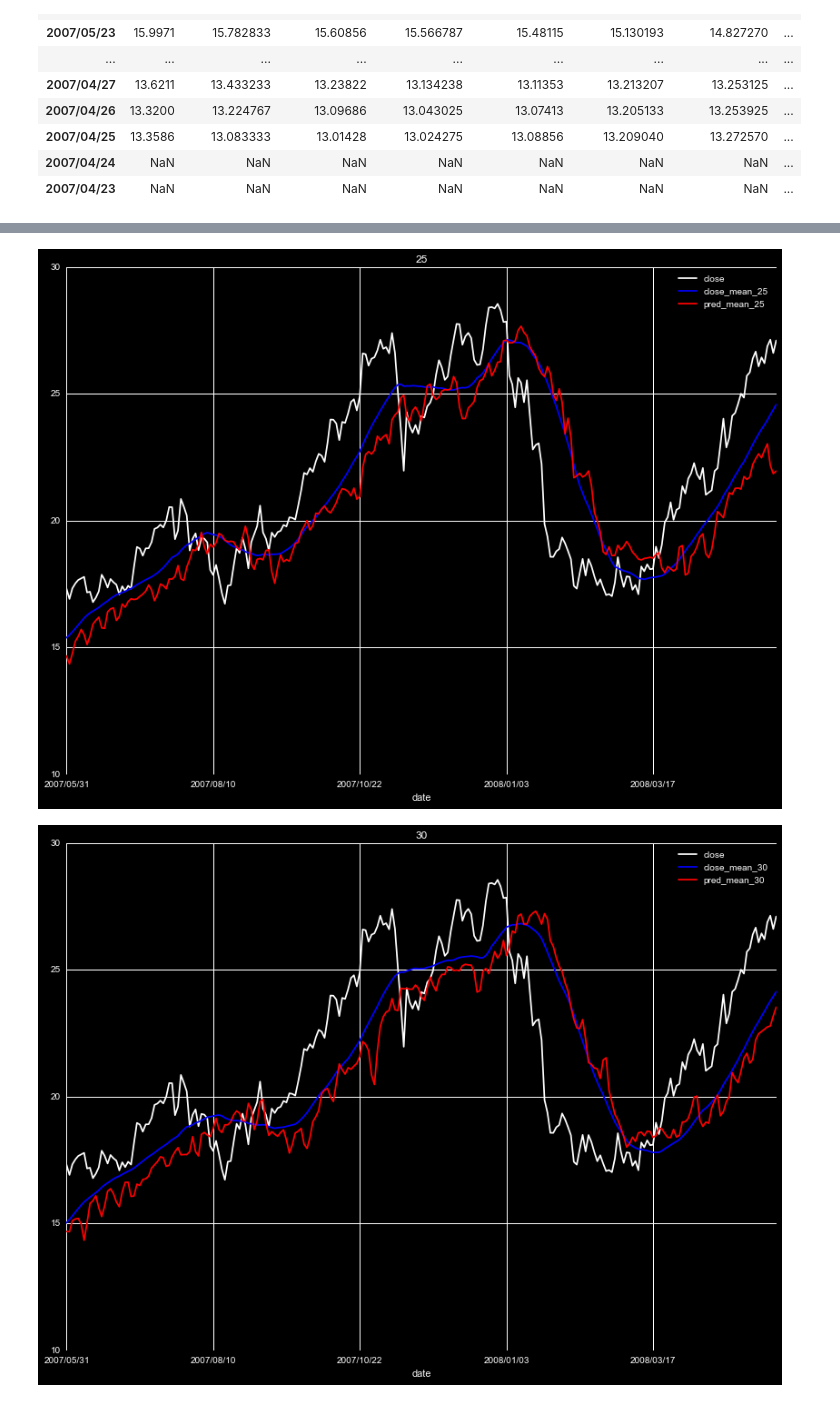
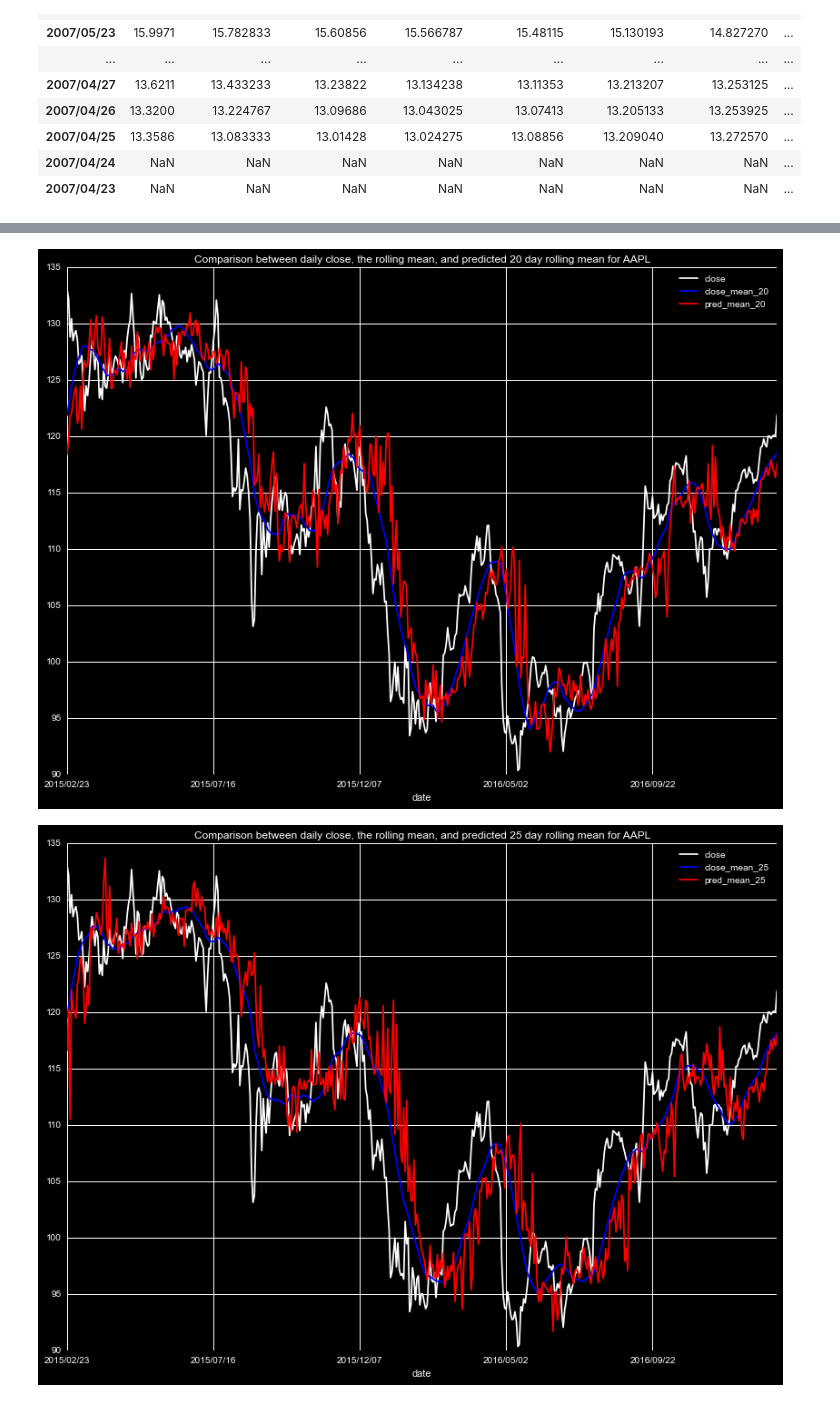
Before and after one commit to markertsean/python_trader, a Jupyter notebook: gen_predictor.ipynb, the cells around one changed output, grey strips where cells are left out. Cells and saved outputs as stored; diff of their text form; code cells hidden in the pictures.

Commit message:
Set up interpolation of points. Need to use means to approximate values, then interpolate between points.

```diff
--- a/gen_predictor.ipynb
+++ b/gen_predictor.ipynb
@@ -83,8 +83,8 @@ n_train = int( percent_train * n_elements )
 train_features = features[ : n_train   ]
 test_features  = features[   n_train : ]
 
-train_targets  =  targets[ : n_train   ]
-test_targets   =  targets[   n_train : ]
+train_targets  =  targets[ : n_train   ].drop( 'close', axis=1 )
+test_targets   =  targets[   n_train : ].drop( 'close', axis=1 )
 # %%
 # Gets the location of not null values
 train_not_null_locations = train_targets.notnull().all( axis=1 )==1
@@ -277,11 +277,11 @@ pred_values = ad_mult_reg.predict( pred_df.drop( close_means, axis=1 ) )
 close_df = close_df.ix[ pred_df.index.values ].dropna()
 
 # Pred percent increase = future/now - 1
-for i in range( 1 , pred_values.shape[1]-1 ):
+for i in range( 0 , pred_values.shape[1] ):
     close_df[ 'pred_mean_' + str( roll_nums[i] ) ] = ( pred_values[:,i] + 1 ) * close_df[ 'close_mean_' + str( roll_nums[i] ) ]
-    close_df[ 'pred_mean_' + str( roll_nums[i] ) ] = close_df[ 'pred_mean_' + str( roll_nums[i] ) ].shift( -roll_nums[i-1]-1 )
-    close_df[ 'pred_mean_' + str( roll_nums[i] ) ] = ( close_df[ 'pred_mean_' + str( roll_nums[i] ) ] +
-                                                       close_df[ 'pred_mean_' + str( roll_nums[i] ) ].shift(-1) ) / 2.
+    close_df[ 'pred_mean_' + str( roll_nums[i] ) ] = close_df[ 'pred_mean_' + str( roll_nums[i] ) ].shift( -roll_nums[i]+1 )
+#    close_df[ 'pred_mean_' + str( roll_nums[i] ) ] = ( close_df[ 'pred_mean_' + str( roll_nums[i] ) ] +
+#                                                       close_df[ 'pred_mean_' + str( roll_nums[i] ) ].shift(-1) ) / 2.
 close_df = close_df.dropna()
 # %%
 close_df.head()
@@ -316,14 +316,14 @@ close_df.shift(-3+1).tail(32)
 | 2007/04/23 | NaN | NaN | NaN | NaN | NaN | NaN | NaN | ... |
 # %%
 max_ind = close_df.shape[0]
-low = int( 0.9 * max_ind )
-hi  = int( 1.0 * max_ind )
-for i in roll_nums[1:]:
+low = int( 0.0*max_ind )
+hi  = int( 0.2*max_ind )
+for i in roll_nums:
     my_ax = plt.gca()
     close_df[hi:low:-1].plot( y = 'close'             , color='w', ax=my_ax )
     close_df[hi:low:-1].plot( y = 'close_mean_'+str(i), color='b', ax=my_ax )
     close_df[hi:low:-1].plot( y =  'pred_mean_'+str(i), color='r', ax=my_ax )
-    plt.title( str(i) )
-    plt.ylim( 10, 30 )
+    plt.title( 'Comparison between daily close, the rolling mean, and predicted ' + str(i) + ' day rolling mean for AAPL' )
+#    plt.ylim( 10, 30 )
     plt.show()
 # %% [output]
@@ -335,2 +335,2 @@ for i in roll_nums[1:]:
-[figure, old version]
+[figure, new version]
-[figure, old version]
+[figure, new version]
```
Also changed, not shown: parts of 8 cells of this notebook.
